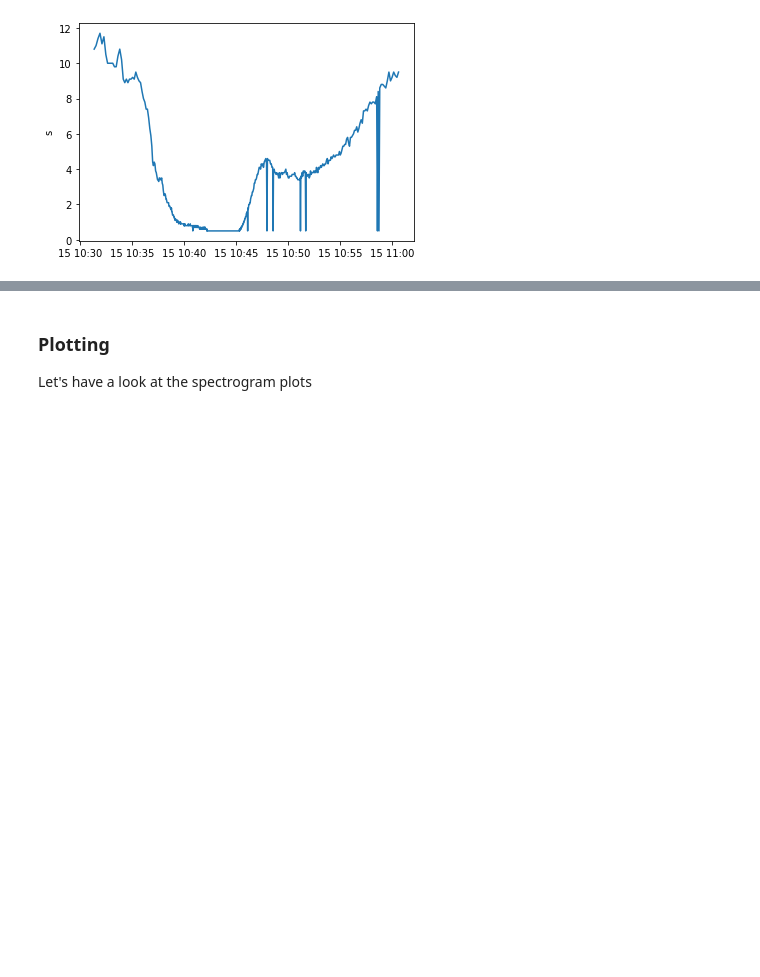
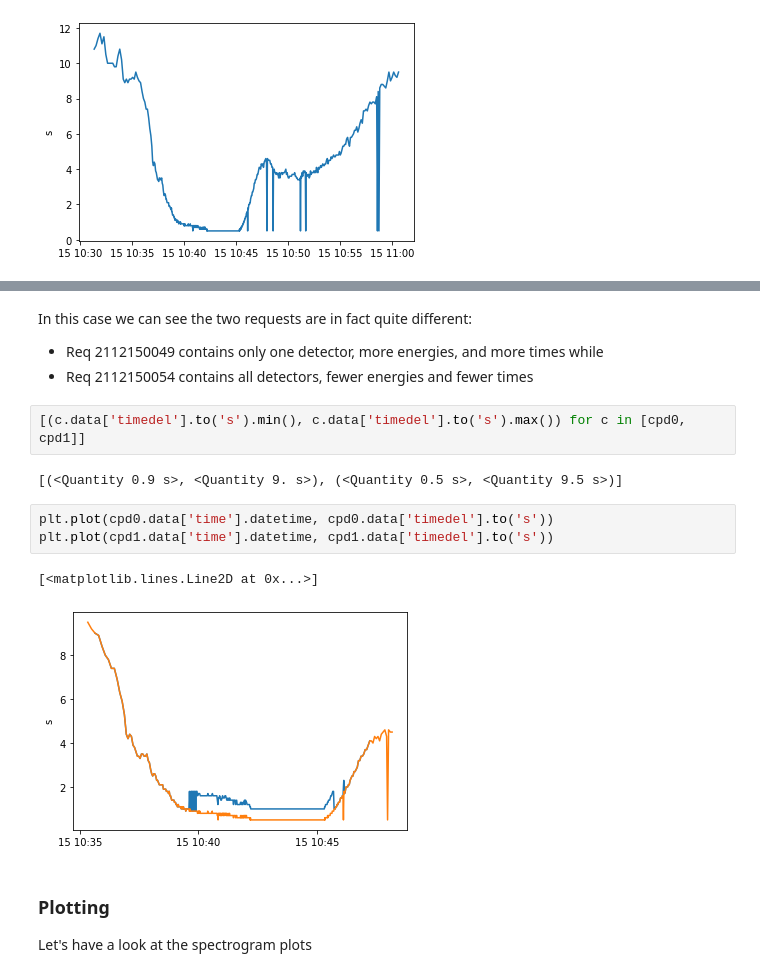
Before and after one commit to SolarOrbiterWorkshop/solo8_tutorials, a Jupyter notebook: STIX_tutorial/stix_tutorial.ipynb, the cells around one changed output, grey strips where cells are left out. Drawn from its saved outputs; the diff is of its cells as text; blank space fills up the shorter version.

```diff
--- a/STIX_tutorial/stix_tutorial.ipynb
+++ b/STIX_tutorial/stix_tutorial.ipynb
@@ -306,3 +400,17 @@ cpd0, cpd1
+# %% [markdown]
+In this case we can see the two requests are in fact quite different:
+   * Req 2112150049 contains only one detector, more energies, and more times while
+   * Req 2112150054 contains all detectors, fewer energies and fewer times
+# %%
+[(c.data['timedel'].to('s').min(), c.data['timedel'].to('s').max()) for c in [cpd0, cpd1]]
+# %% [output]
+[(<Quantity 0.9 s>, <Quantity 9. s>), (<Quantity 0.5 s>, <Quantity 9.5 s>)]
+# %%
+plt.plot(cpd0.data['time'].datetime, cpd0.data['timedel'].to('s'))
+plt.plot(cpd1.data['time'].datetime, cpd1.data['timedel'].to('s'))
+# %% [output]
+[<matplotlib.lines.Line2D at 0x...>]
+[figure, added]
 # %% [markdown]
 ### Plotting
 Let's have a look at the spectrogram plots
```
Also changed, not shown: parts of 39 cells of this notebook.
